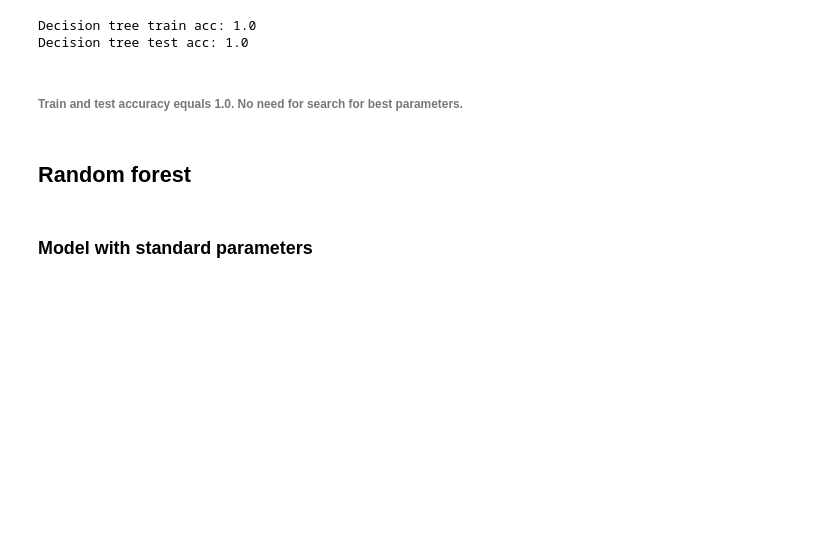
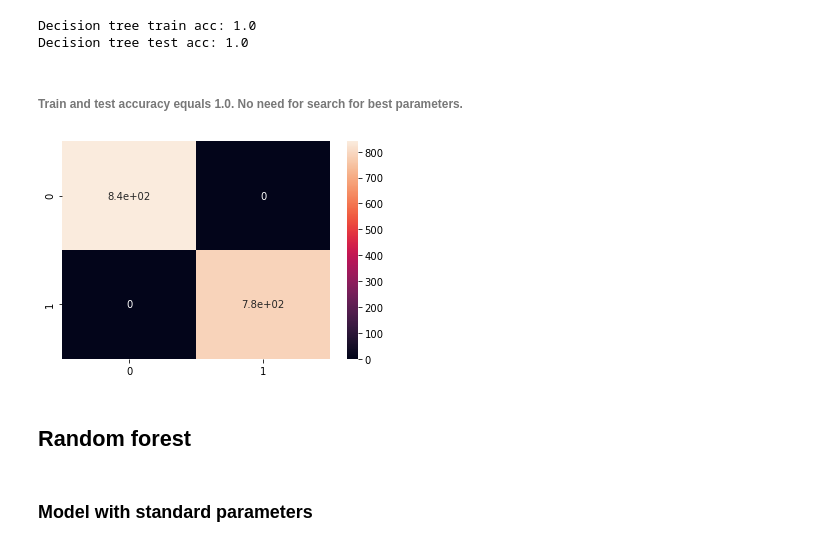
Before and after one commit to jwnuk/data-science-bootcamp, a Jupyter notebook: 3-projekt-ml/models/decision_tree-random_forest/decision_tree-random_forest.ipynb, the cells around one changed output. Drawn from its saved outputs; the diff is of its cells as text; code cells hidden in the pictures; blank space fills up the shorter version.

Commit message:
Added final (?) version of model tree/forest

```diff
--- a/3-projekt-ml/models/decision_tree-random_forest/decision_tree-random_forest.ipynb
+++ b/3-projekt-ml/models/decision_tree-random_forest/decision_tree-random_forest.ipynb
@@ -80,6 +77,12 @@ Decision tree train acc: 1.0
 Decision tree test acc: 1.0
 # %% [markdown]
 ###### Train and test accuracy equals 1.0. No need for search for best parameters.
+# %%
+cm = confusion_matrix(y_test, model_tree.predict(X_test))
+sns.heatmap(cm, annot=True)
+plt.show();
+# %% [output]
+[figure, added]
 # %% [markdown]
 ## Random forest
 # %% [markdown]
```
Also changed, not shown: parts of 40 cells of this notebook, 1 other file.
